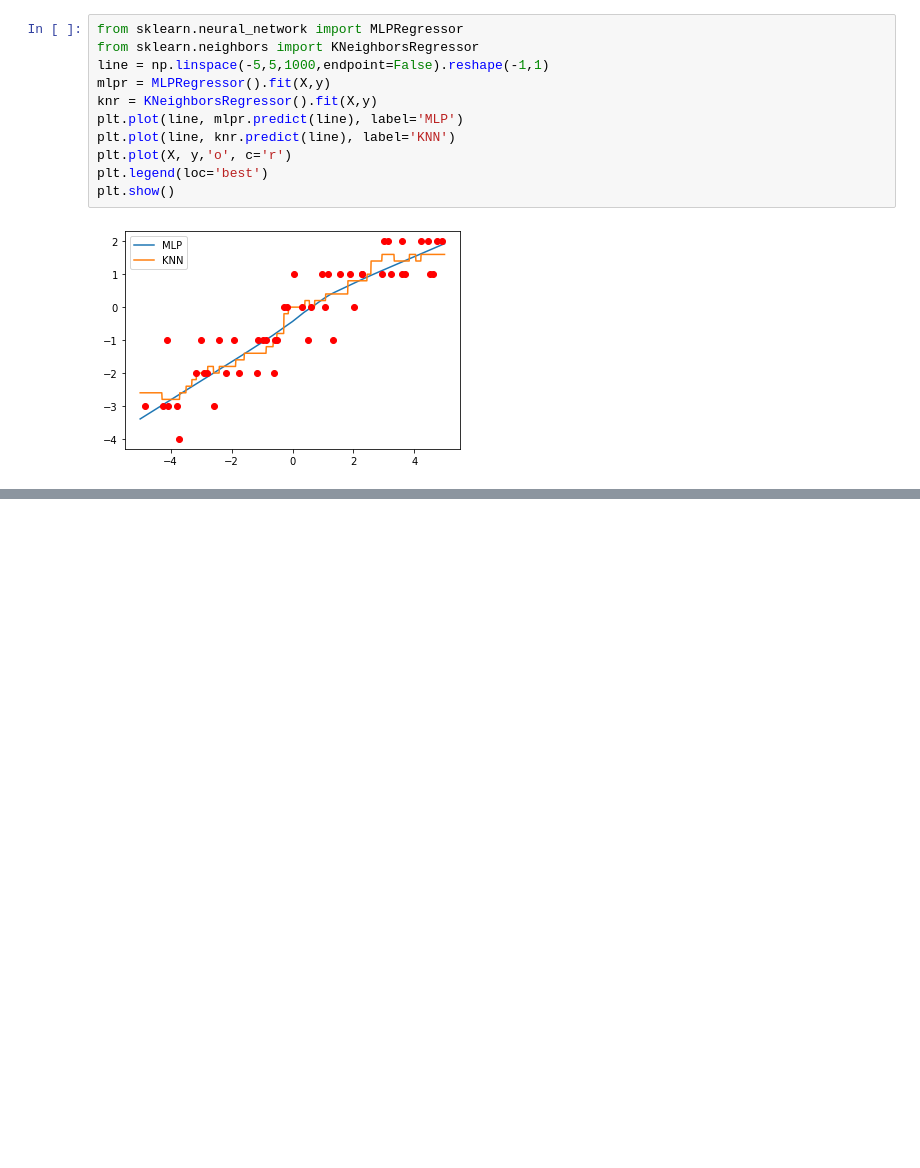
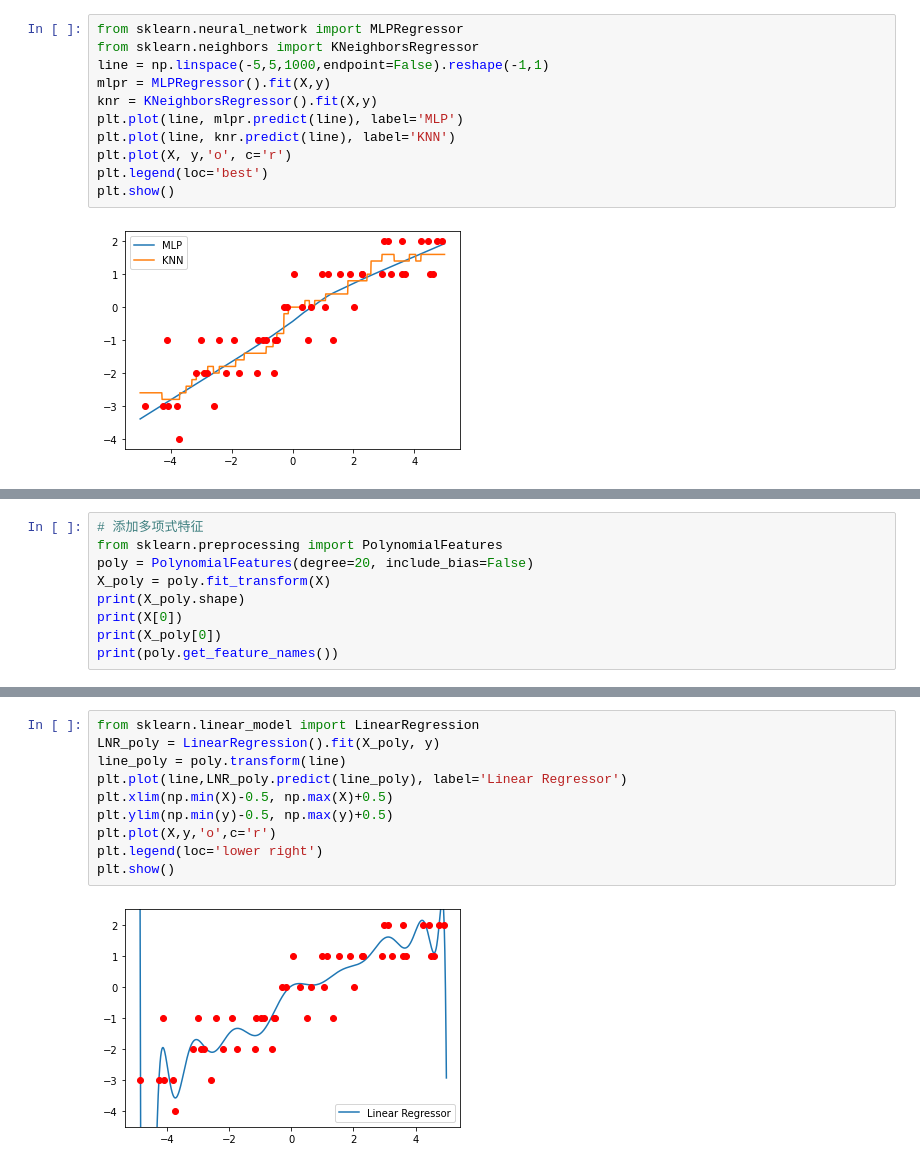
Before and after one commit to OrriO/jupyter_myworkspace, a Jupyter notebook: workspeace/book/深入浅出机器学习/chapter8-15.ipynb, the cells around one changed output, grey strips where cells are left out. Saved outputs shown, nothing was run; the diff lists cells and outputs as text; blank space fills up the shorter version.

```diff
--- a/workspeace/book/深入浅出机器学习/chapter8-15.ipynb
+++ b/workspeace/book/深入浅出机器学习/chapter8-15.ipynb
@@ -334,0 +412,9 @@ plt.show()
+# %%
+# 添加多项式特征
+from sklearn.preprocessing import PolynomialFeatures
+poly = PolynomialFeatures(degree=20, include_bias=False)
+X_poly = poly.fit_transform(X)
+print(X_poly.shape)
+print(X[0])
+print(X_poly[0])
+print(poly.get_feature_names())
@@ -334,0 +429,12 @@ plt.show()
+# %%
+from sklearn.linear_model import LinearRegression
+LNR_poly = LinearRegression().fit(X_poly, y)
+line_poly = poly.transform(line)
+plt.plot(line,LNR_poly.predict(line_poly), label='Linear Regressor')
+plt.xlim(np.min(X)-0.5, np.max(X)+0.5)
+plt.ylim(np.min(y)-0.5, np.max(y)+0.5)
+plt.plot(X,y,'o',c='r')
+plt.legend(loc='lower right')
+plt.show()
+# %% [output]
+[figure, added]
```
Also changed, not shown: parts of 52 cells of this notebook.
